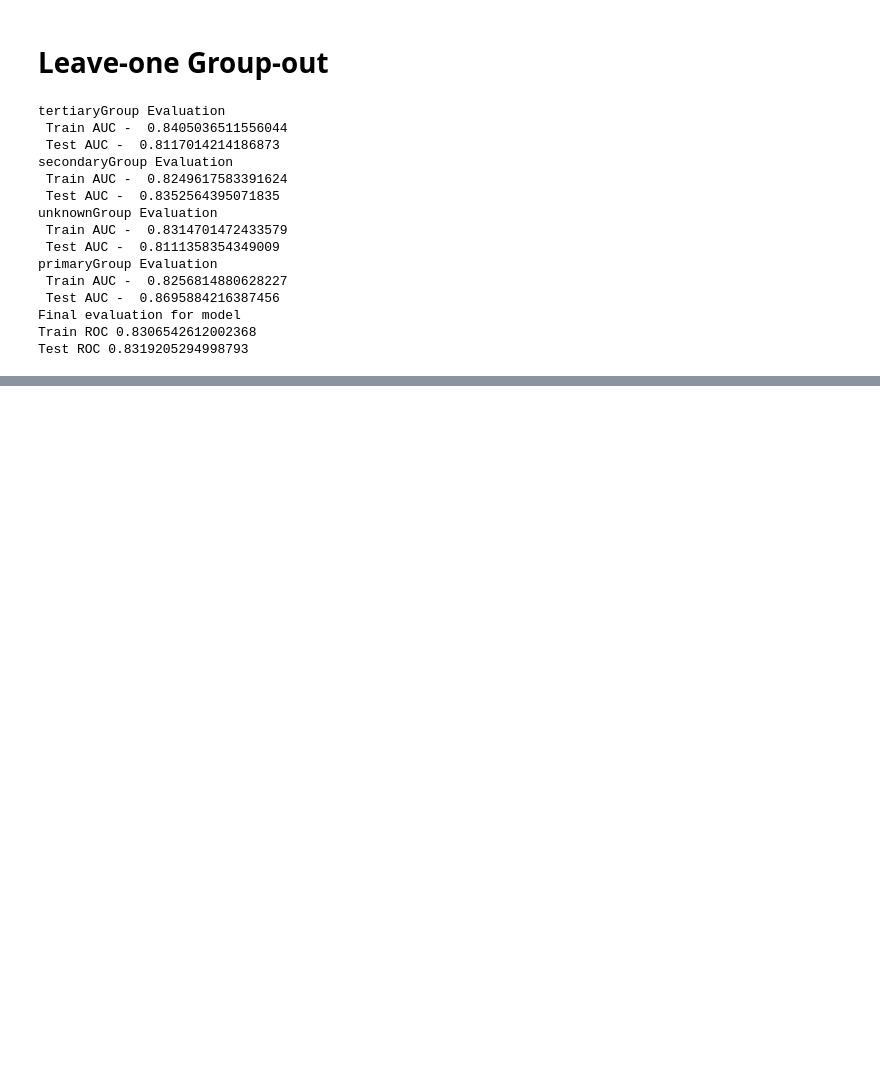
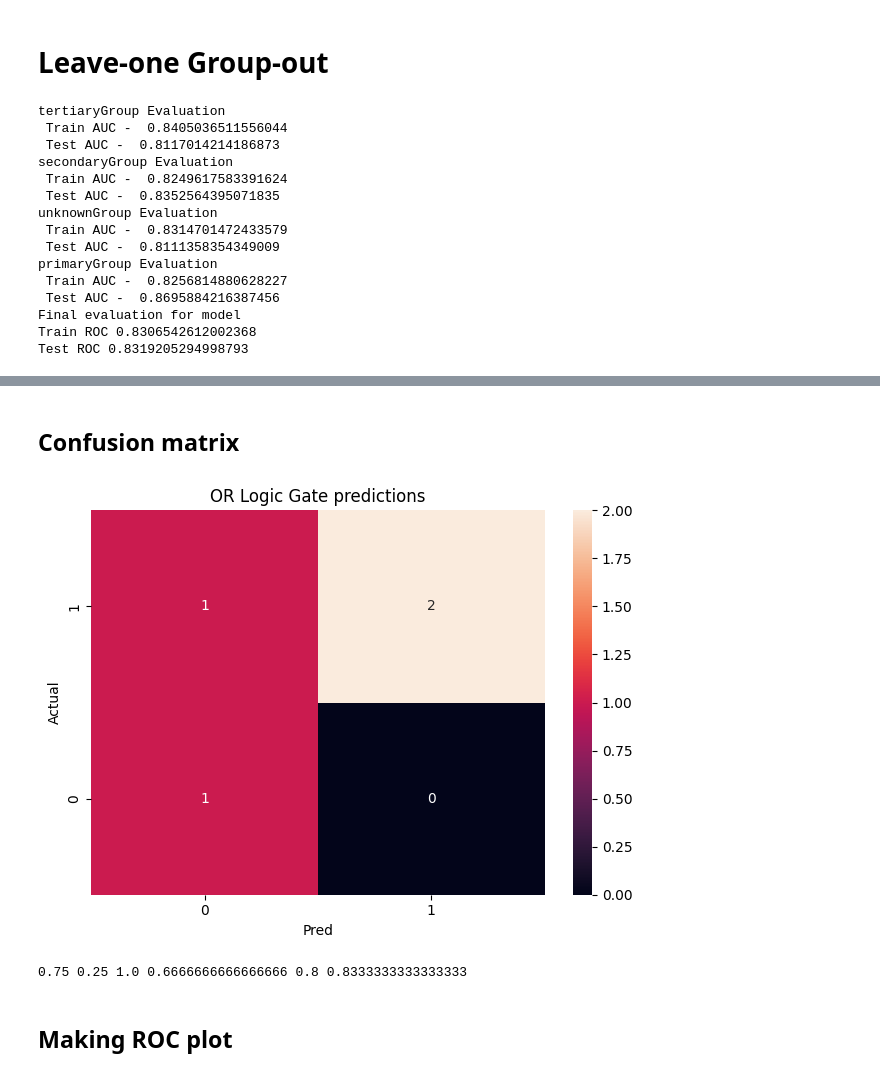
Before and after one commit to ankesh86/PySparkNotebooks, a Jupyter notebook: ModelEvaluation.ipynb, the cells around one changed output, grey strips where cells are left out. Cells and saved outputs as stored; diff of their text form; code cells hidden in the pictures; blank space fills up the shorter version.

```diff
--- a/ModelEvaluation.ipynb
+++ b/ModelEvaluation.ipynb
@@ -250,0 +464,56 @@ Test ROC 0.8319205294998793
+# %% [markdown]
+## Confusion matrix
+# %%
+from pyspark.sql.functions import col
+from pyspark.sql.types import DoubleType
+from pyspark.mllib.evaluation import MulticlassMetrics
+from pyspark.sql import SparkSession
+
+# Assuming 'pred_result' is already defined and includes columns 'prediction' and 'target'
+
+# Select required classes for prediction result
+predictionAndTarget = pred_result.select("prediction", "target")
+predictionAndTarget = predictionAndTarget.withColumn("target", col("target").cast(DoubleType()))
+predictionAndTarget = predictionAndTarget.withColumn("prediction", col("prediction").cast(DoubleType()))
+
+# Convert DataFrame to RDD of tuples (prediction, target) and compute metrics
+metrics = MulticlassMetrics(predictionAndTarget.rdd.map(tuple))
+# %%
+# confusion matrix
+cm = metrics.confusionMatrix().toArray()
+# %%
+import seaborn as sns
+import matplotlib.pyplot as plt
+
+def make_confusion_matrix_chart(cf_matrix):
+
+    list_values = ['0', '1']
+
+    plt.subplot(111)
+    sns.heatmap(cf_matrix, annot=True, yticklabels=list_values,
+                                xticklabels=list_values, fmt='g')
+    plt.ylabel("Actual")
+    plt.xlabel("Pred")
+    plt.ylim([0,2])
+    plt.title('OR Logic Gate predictions')
+
+    plt.tight_layout()
+    return None
+# %%
+make_confusion_matrix_chart(cm)
+# %% [output]
+[figure, added]
+# %%
+from pyspark.ml.evaluation import BinaryClassificationEvaluator
+acc = metrics.accuracy
+missclassification_rate = 1 - acc
+precision = metrics.precision(1.0)
+recall = metrics.recall(1.0)
+f1 = metrics.fMeasure(1.0)
+evaluator = BinaryClassificationEvaluator(labelCol='target', rawPredictionCol='rawPrediction', metricName='areaUnderROC')
+roc = evaluator.evaluate(pred_result)
+print(acc, missclassification_rate, precision, recall, f1, roc)
+# %% [output]
+0.75 0.25 1.0 0.6666666666666666 0.8 0.8333333333333333
+# %% [markdown]
+## Making ROC plot
```
Also changed, not shown: parts of 46 cells of this notebook.
